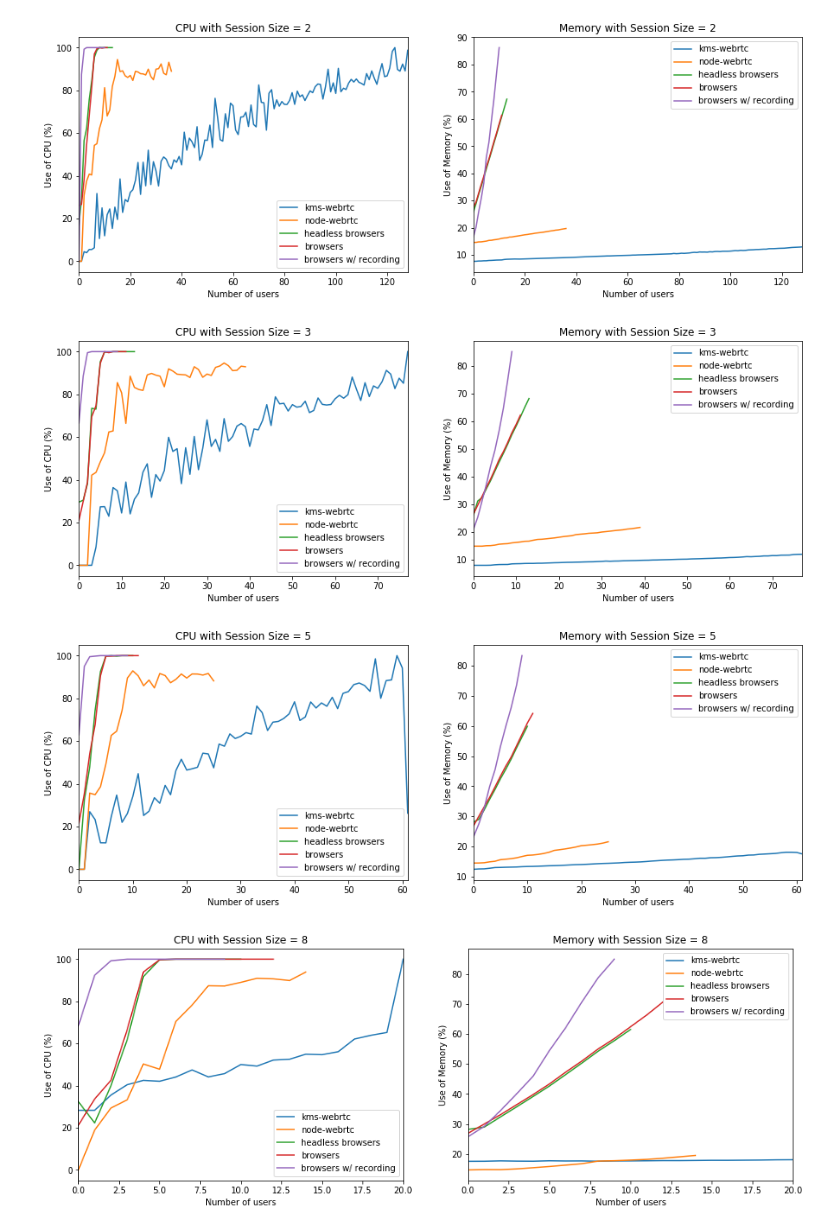
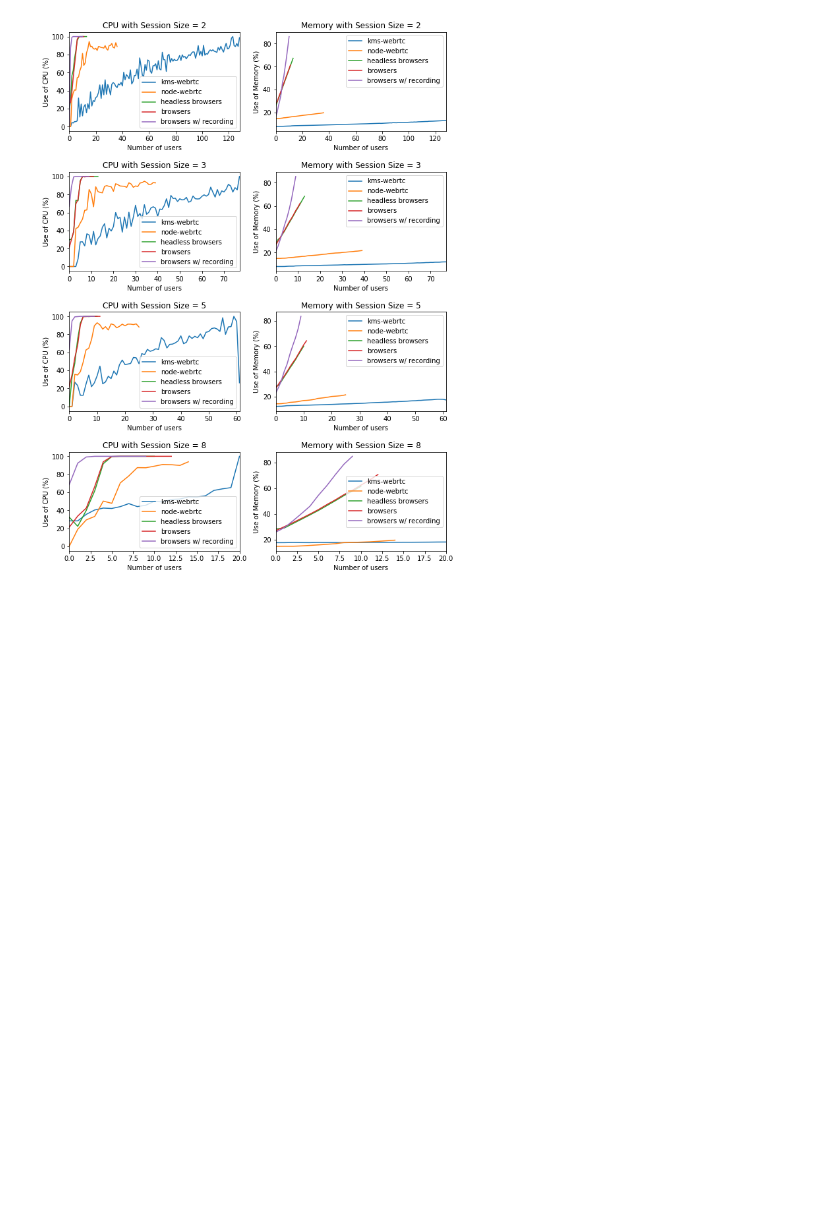
Before and after one commit to Maes95/ChartGenerator_WebRTC, a Jupyter notebook: ChartGenerator.ipynb, the cells around one changed output. Cells and saved outputs as stored; diff of their text form; code cells hidden in the pictures; blank space fills up the shorter version.

Commit message:
Fit chart, delete old charts

```diff
--- a/ChartGenerator.ipynb
+++ b/ChartGenerator.ipynb
@@ -31,6 +31,10 @@ approaches_map = {
     "SeleniumWithoutRecording" : "browsers",
     "SeleniumHeadless" : "headless browsers"
 }
+
+figure, axes = plt.subplots(4, 2)
+figure.set_size_inches(9, 12)
+row = 0
 
 for experiment in experiments:
 
@@ -64,41 +68,41 @@ for experiment in experiments:
             closestCpuMetric = float(closestDatetime(cpuList, userJoinedTimeStamp)[1][:-1])
             closestMemMetric = float(closestDatetime(memList, userJoinedTimeStamp)[1][:-1])
             data["users"].append(count)
             data["cpu"].append(closestCpuMetric)
             data["mem"].append(closestMemMetric)
 
         cpu_data = {}
         cpu_data["Users"] = data["users"]
         cpu_data[approaches_map[approach]] = data["cpu"]
         cpu_dfs.append(pd.DataFrame(cpu_data))
 
         mem_data = {}
         mem_data["Users"] = data["users"]
         mem_data[approaches_map[approach]] = data["mem"]
 
         mem_dfs.append(pd.DataFrame(mem_data))
 
-    figure, axes = plt.subplots(1, 2)
-    figure.set_size_inches(15, 5)
-
     # Generate CPU Chart
     cpu_df = reduce(lambda left,right: left.merge(right, how="left"), cpu_dfs)
     cpu_df = cpu_df.drop(columns=['Users'])
-    ax_cpu = cpu_df.plot.line(title="CPU with Session Size = %s"%experiment, ax = axes[0])
+
+    ax_cpu = cpu_df.plot.line(title="CPU with Session Size = %s"%experiment, ax = axes[row, 0])
 
     ax_cpu.set_ylabel("Use of CPU (%)")
     ax_cpu.set_xlabel("Number of users")
-    #ax.figure.savefig("images/%s_Participants_Per_Session_CPU.pdf"%experiment, bbox_inches='tight')
 
     # Generate Mem
     mem_df = reduce(lambda left,right: left.merge(right, how="left"), mem_dfs)
     mem_df = mem_df.drop(columns=['Users'])
-    ax_mem = mem_df.plot.line(title="Memory with Session Size = %s"%experiment, ax = axes[1])
+    ax_mem = mem_df.plot.line(title="Memory with Session Size = %s"%experiment, ax = axes[row, 1])
+
     ax_mem.set_ylabel("Use of Memory (%)")
     ax_mem.set_xlabel("Number of users")
-    #ax.figure.savefig("images/%s_Participants_Per_Session_Mem.pdf"%experiment, bbox_inches='tight')
+
+    row = row + 1
+
+plt.rcParams.update({'font.size': 10 })
+figure.tight_layout(pad=1.5)
+figure.savefig("images/AllChartsInOne.pdf")
 # %% [output]
-[figure, old version]
+[figure, new version]
-[figure, removed]
-[figure, removed]
-[figure, removed]
```
Also changed, not shown: 9 other files.
